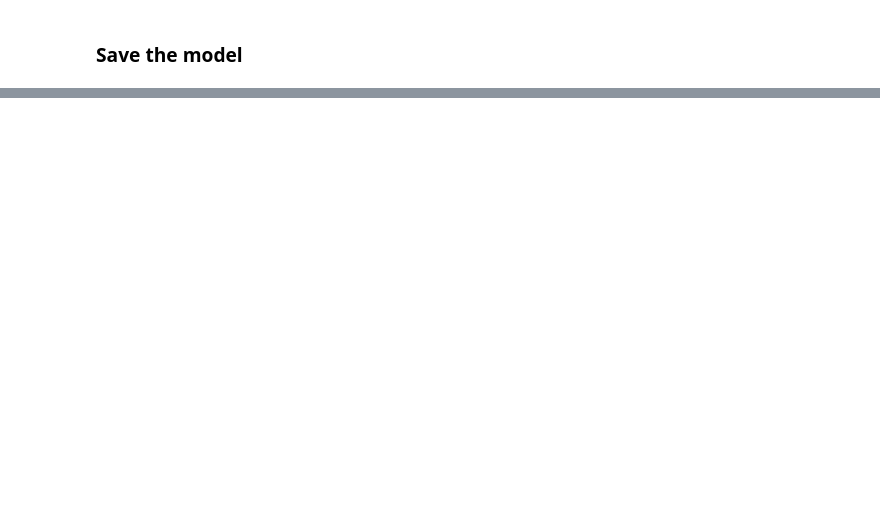
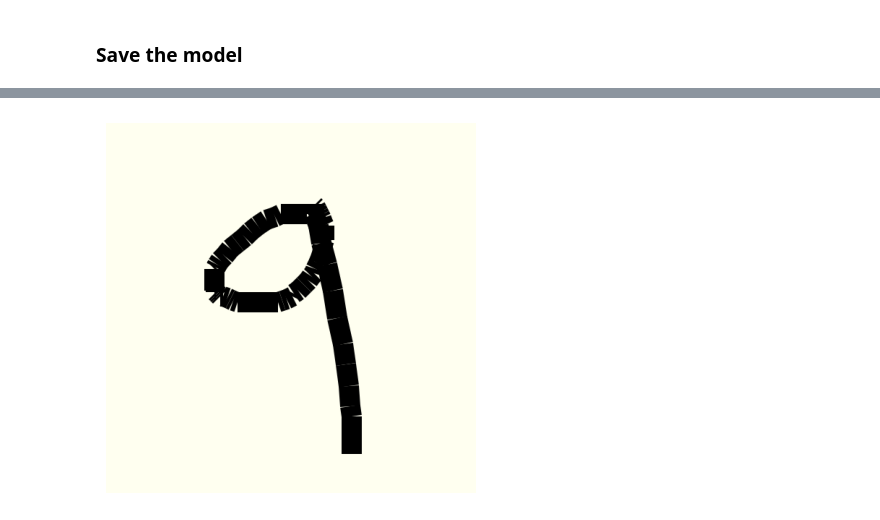
Before and after one commit to kreimben/MNISTClassifier, a Jupyter notebook: main.ipynb, the cells around one changed output, grey strips where cells are left out. Drawn from its saved outputs; the diff is of its cells as text; code cells hidden in the pictures; blank space fills up the shorter version.

```diff
--- a/main.ipynb
+++ b/main.ipynb
@@ -118,0 +171,16 @@ trainer.save_checkpoint('mnist.ckpt')
+# %%
+with open("test_data.json", 'r') as f:
+    body = json.loads(f.read())
+
+image_data = body['image']
+image_decoded = base64.b64decode(image_data)
+image = Image.open(BytesIO(image_decoded))#.convert('L')
+
+# Invert the image
+# image = Image.eval(image, lambda x: 255 - x)
+
+plt.imshow(image)
+plt.axis('off')  # Optional: Hide the axis
+plt.show()
+# %% [output]
+[figure, added]
```
Also changed, not shown: parts of 23 cells of this notebook, 1 other file.
